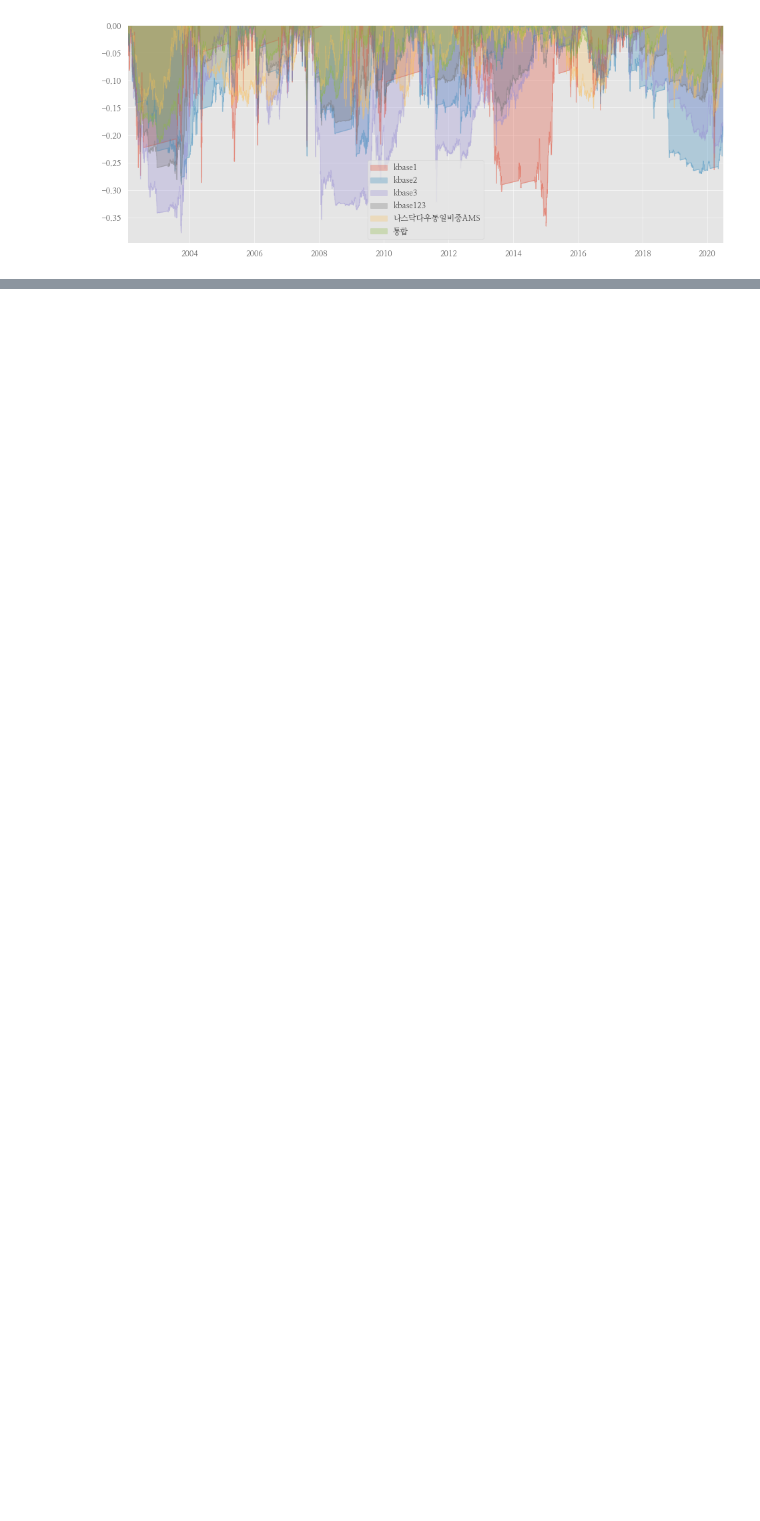
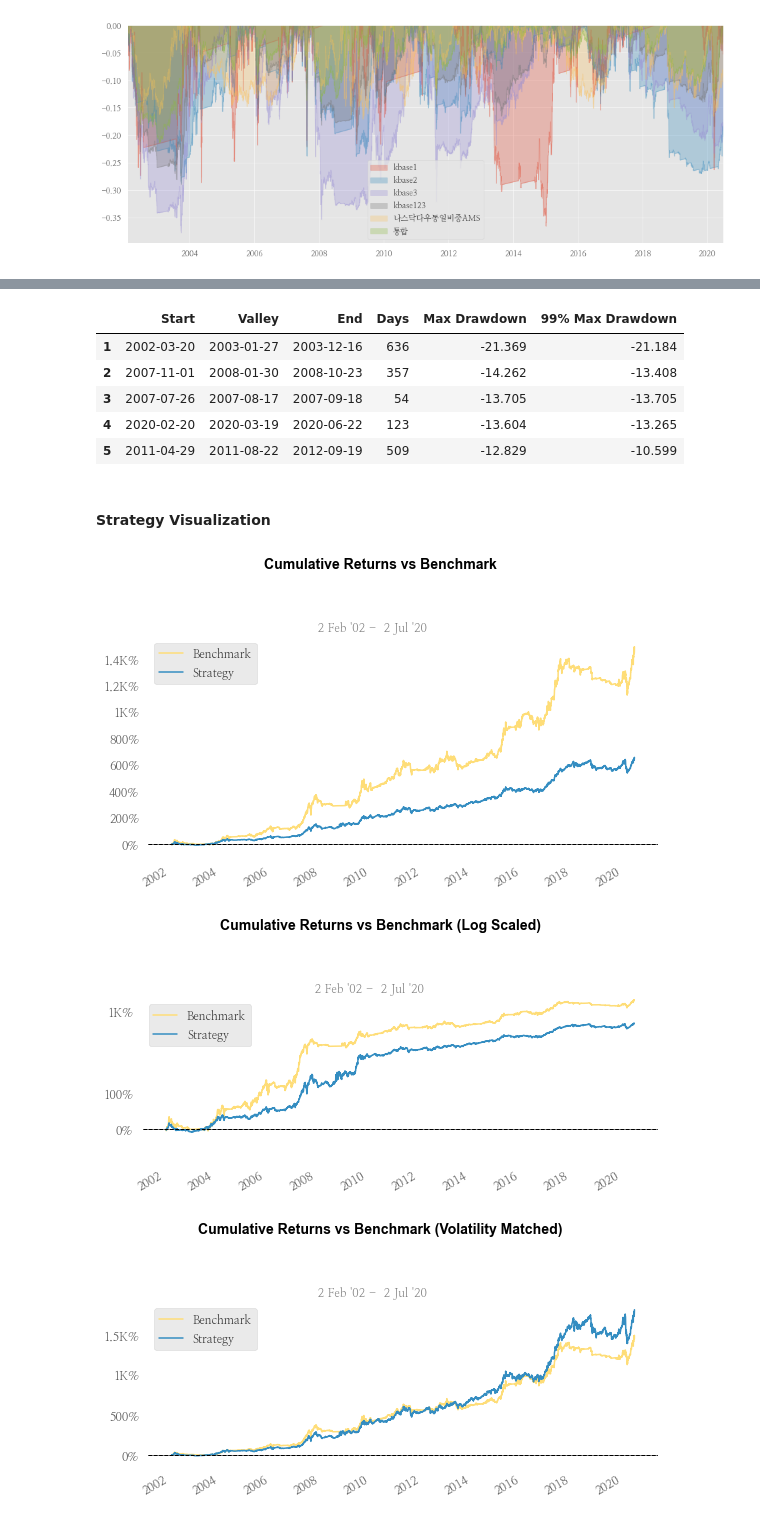
Before and after one commit to hermian/USAP, a Jupyter notebook: 대통합.ipynb, the cells around one changed output, grey strips where cells are left out. Saved outputs shown, nothing was run; the diff lists cells and outputs as text; code cells hidden in the pictures; blank space fills up the shorter version.

```diff
--- a/대통합.ipynb
+++ b/대통합.ipynb
@@ -289,3 +244,7 @@ plt.legend(loc="upper left");
 r_all.prices.to_drawdown_series().plot.area(stacked=False, alpha=0.3, figsize=(16, 6));
 # %% [output]
 [figure]
+# %%
+qs.reports.full(r_all['통합'].prices.to_returns().dropna(),
+                r_all['kbase123'].prices.to_returns().dropna())
+# %% [output]
@@ -291,0 +271,10 @@ r_all.prices.to_drawdown_series().plot.area(stacked=False, alpha=0.3, figsize=(1
+|  | Start | Valley | End | Days | Max Drawdown | 99% Max Drawdown |
+| 1 | 2002-03-20 | 2003-01-27 | 2003-12-16 | 636 | -21.369 | -21.184 |
+| 2 | 2007-11-01 | 2008-01-30 | 2008-10-23 | 357 | -14.262 | -13.408 |
+| 3 | 2007-07-26 | 2007-08-17 | 2007-09-18 | 54 | -13.705 | -13.705 |
+| 4 | 2020-02-20 | 2020-03-19 | 2020-06-22 | 123 | -13.604 | -13.265 |
+| 5 | 2011-04-29 | 2011-08-22 | 2012-09-19 | 509 | -12.829 | -10.599 |
+Strategy Visualization
+[figure, added]
+[figure, added]
+[figure, added]
```
Also changed, not shown: parts of 7 cells of this notebook, 3 other files.
